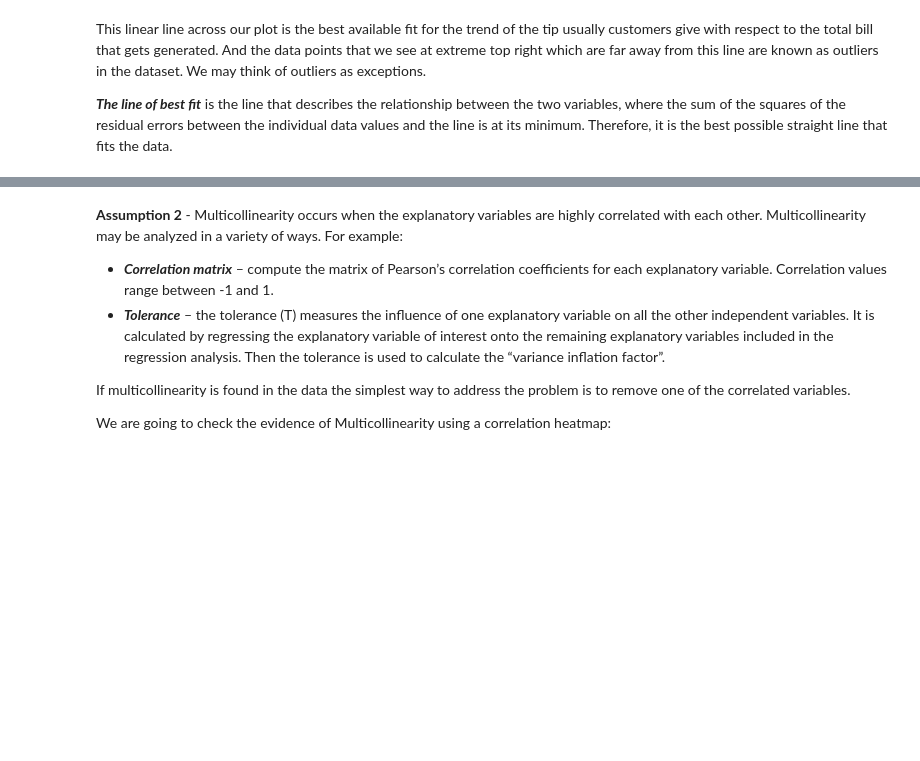
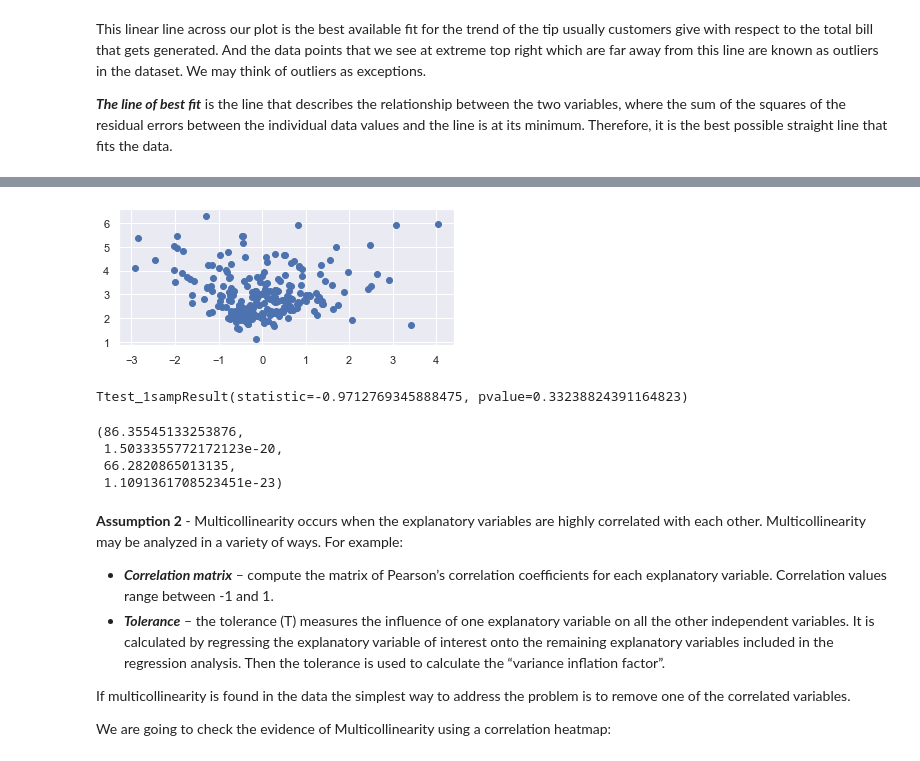
Before and after one commit to JuliaMal/Fundamentals_project, a Jupyter notebook: Tips.ipynb, the cells around one changed output, grey strips where cells are left out. Drawn from its saved outputs; the diff is of its cells as text; code cells hidden in the pictures; blank space fills up the shorter version.

```diff
--- a/Tips.ipynb
+++ b/Tips.ipynb
@@ -477,0 +484,3 @@ _**The line of best fit**_ is the line that describes the relationship between t
+# %%
+reg = smf.ols('tip ~ total_bill + size', data=df).fit()
+reg.summary()
@@ -478,3 +508,24 @@ _**The line of best fit**_ is the line that describes the relationship between t
+# %%
+pred_val = reg.fittedvalues.copy()
+true_val = df['tip'].values.copy()
+residual = true_val - pred_val
+# %%
+fig, ax = plt.subplots(figsize=(6,2.5))
+_ = ax.scatter(residual, pred_val)
+# %% [output]
+[figure, added]
+# %%
+sms.linear_harvey_collier(reg)
+# %% [output]
+Ttest_1sampResult(statistic=-0.9712769345888475, pvalue=0.33238824391164823)
+# %%
+lm, lm_pvalue, fvalue, f_pvalue = smd.het_breuschpagan(residual, df[['total_bill', 'tip']])
+lm, lm_pvalue, fvalue, f_pvalue
+# %% [output]
+(86.35545133253876,
+ 1.5033355772172123e-20,
+ 66.2820865013135,
+ 1.1091361708523451e-23)
 # %% [markdown]
 **Assumption 2** - Multicollinearity occurs when the explanatory variables are highly correlated with each other.
 Multicollinearity may be analyzed in a variety of ways. For example:
```
Also changed, not shown: parts of 3 cells of this notebook.
